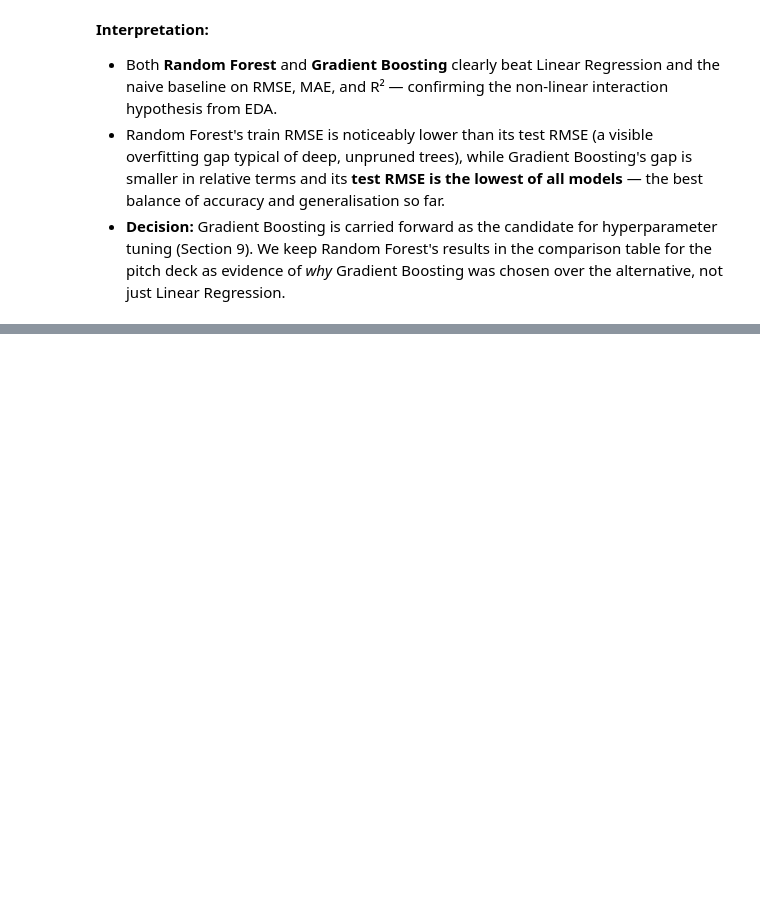
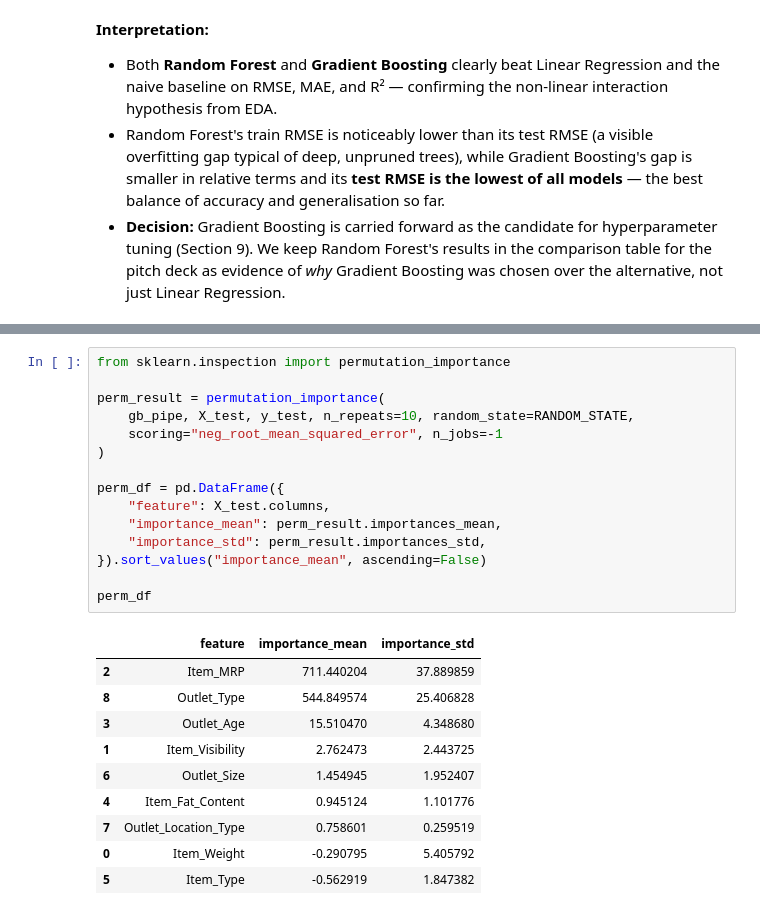
Before and after one commit to marcusteoh/bigmart-sales-predictor, a Jupyter notebook: BigMart_Sales_Prediction.ipynb, the cells around one changed output, grey strips where cells are left out. Saved outputs shown, nothing was run; the diff lists cells and outputs as text; blank space fills up the shorter version.

```diff
--- a/BigMart_Sales_Prediction.ipynb
+++ b/BigMart_Sales_Prediction.ipynb
@@ -750,0 +759,26 @@ Gradient Boosting    train RMSE:    995.3   test RMSE:  1,039.1   gap:    43.8
+# %%
+from sklearn.inspection import permutation_importance
+
+perm_result = permutation_importance(
+    gb_pipe, X_test, y_test, n_repeats=10, random_state=RANDOM_STATE,
+    scoring="neg_root_mean_squared_error", n_jobs=-1
+)
+
+perm_df = pd.DataFrame({
+    "feature": X_test.columns,
+    "importance_mean": perm_result.importances_mean,
+    "importance_std": perm_result.importances_std,
+}).sort_values("importance_mean", ascending=False)
+
+perm_df
+# %% [output]
+|  | feature | importance_mean | importance_std |
+| 2 | Item_MRP | 711.440204 | 37.889859 |
+| 8 | Outlet_Type | 544.849574 | 25.406828 |
+| 3 | Outlet_Age | 15.510470 | 4.348680 |
+| 1 | Item_Visibility | 2.762473 | 2.443725 |
+| 6 | Outlet_Size | 1.454945 | 1.952407 |
+| 4 | Item_Fat_Content | 0.945124 | 1.101776 |
+| 7 | Outlet_Location_Type | 0.758601 | 0.259519 |
+| 0 | Item_Weight | -0.290795 | 5.405792 |
+| 5 | Item_Type | -0.562919 | 1.847382 |
```
Also changed, not shown: parts of 5 cells of this notebook.
